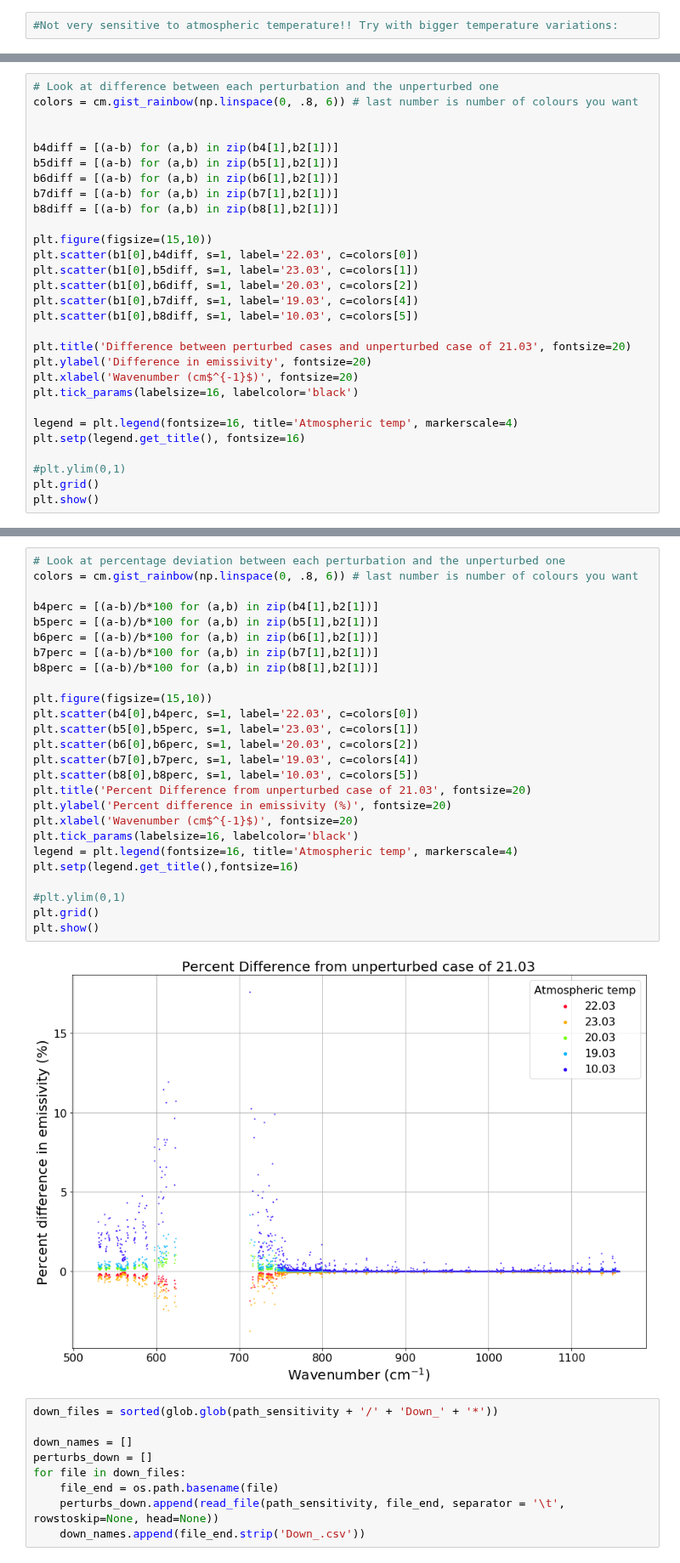
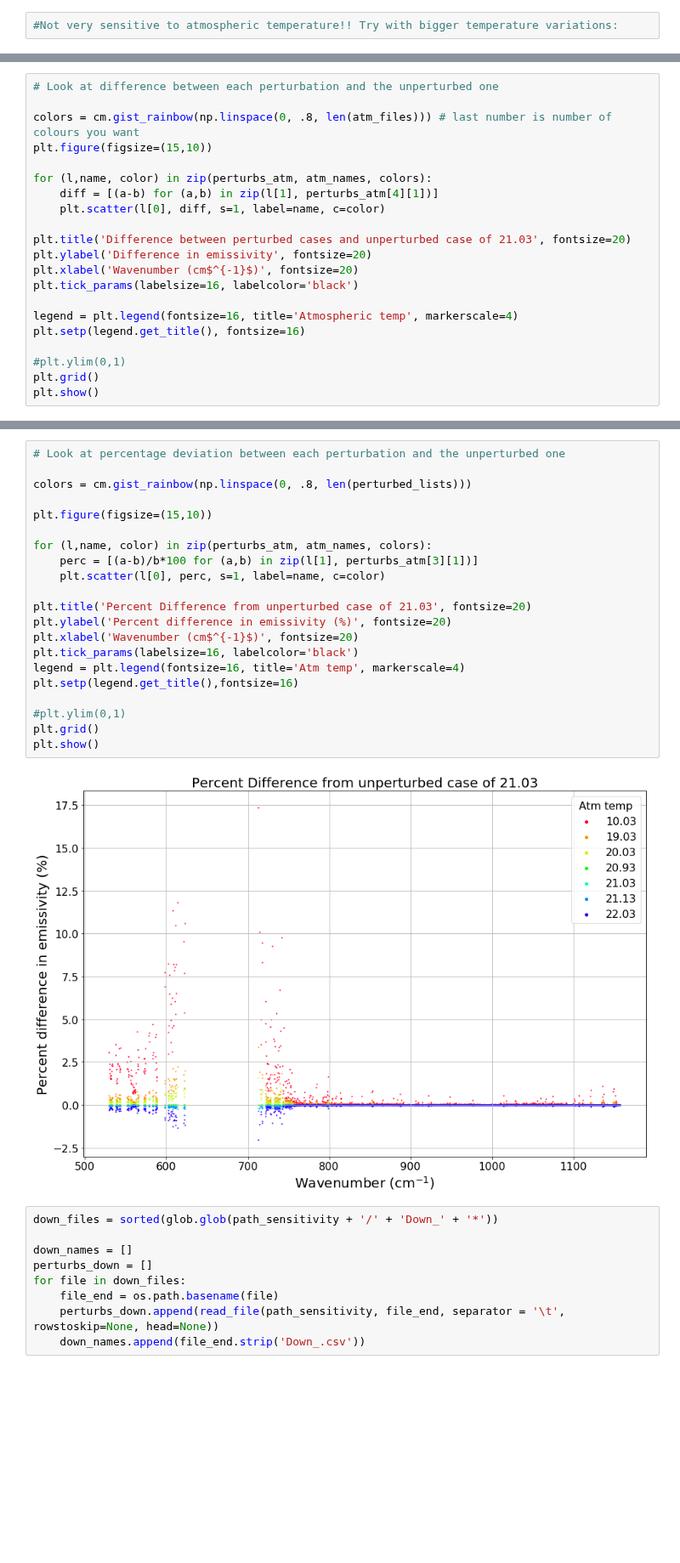
Before and after one commit to micolbedarida/MSci_Project, a Jupyter notebook: Sensitivity_Analysis_1503_Micol.ipynb, the cells around one changed output, grey strips where cells are left out. Shown at 85% size. Drawn from its saved outputs; the diff is of its cells as text; blank space fills up the shorter version.

```diff
--- a/Sensitivity_Analysis_1503_Micol.ipynb
+++ b/Sensitivity_Analysis_1503_Micol.ipynb
@@ -365,20 +353,12 @@ plt.show()
 # %%
 # Look at difference between each perturbation and the unperturbed one
-colors = cm.gist_rainbow(np.linspace(0, .8, 6)) # last number is number of colours you want
 
+colors = cm.gist_rainbow(np.linspace(0, .8, len(atm_files))) # last number is number of colours you want
+plt.figure(figsize=(15,10))
 
-b4diff = [(a-b) for (a,b) in zip(b4[1],b2[1])]
-b5diff = [(a-b) for (a,b) in zip(b5[1],b2[1])]
-b6diff = [(a-b) for (a,b) in zip(b6[1],b2[1])]
-b7diff = [(a-b) for (a,b) in zip(b7[1],b2[1])]
-b8diff = [(a-b) for (a,b) in zip(b8[1],b2[1])]
-
-plt.figure(figsize=(15,10))
-plt.scatter(b1[0],b4diff, s=1, label='22.03', c=colors[0])
-plt.scatter(b1[0],b5diff, s=1, label='23.03', c=colors[1])
-plt.scatter(b1[0],b6diff, s=1, label='20.03', c=colors[2])
-plt.scatter(b1[0],b7diff, s=1, label='19.03', c=colors[4])
-plt.scatter(b1[0],b8diff, s=1, label='10.03', c=colors[5])
+for (l,name, color) in zip(perturbs_atm, atm_names, colors):
+    diff = [(a-b) for (a,b) in zip(l[1], perturbs_atm[4][1])]
+    plt.scatter(l[0], diff, s=1, label=name, c=color)
 
 plt.title('Difference between perturbed cases and unperturbed case of 21.03', fontsize=20)
 plt.ylabel('Difference in emissivity', fontsize=20)
@@ -396,31 +376,26 @@ plt.show()
 # %%
 # Look at percentage deviation between each perturbation and the unperturbed one
-colors = cm.gist_rainbow(np.linspace(0, .8, 6)) # last number is number of colours you want
 
-b4perc = [(a-b)/b*100 for (a,b) in zip(b4[1],b2[1])]
-b5perc = [(a-b)/b*100 for (a,b) in zip(b5[1],b2[1])]
-b6perc = [(a-b)/b*100 for (a,b) in zip(b6[1],b2[1])]
-b7perc = [(a-b)/b*100 for (a,b) in zip(b7[1],b2[1])]
-b8perc = [(a-b)/b*100 for (a,b) in zip(b8[1],b2[1])]
+colors = cm.gist_rainbow(np.linspace(0, .8, len(perturbed_lists)))
 
 plt.figure(figsize=(15,10))
-plt.scatter(b4[0],b4perc, s=1, label='22.03', c=colors[0])
-plt.scatter(b5[0],b5perc, s=1, label='23.03', c=colors[1])
-plt.scatter(b6[0],b6perc, s=1, label='20.03', c=colors[2])
-plt.scatter(b7[0],b7perc, s=1, label='19.03', c=colors[4])
-plt.scatter(b8[0],b8perc, s=1, label='10.03', c=colors[5])
+
+for (l,name, color) in zip(perturbs_atm, atm_names, colors):
+    perc = [(a-b)/b*100 for (a,b) in zip(l[1], perturbs_atm[3][1])]
+    plt.scatter(l[0], perc, s=1, label=name, c=color)
+
 plt.title('Percent Difference from unperturbed case of 21.03', fontsize=20)
 plt.ylabel('Percent difference in emissivity (%)', fontsize=20)
 plt.xlabel('Wavenumber (cm$^{-1}$)', fontsize=20)
 plt.tick_params(labelsize=16, labelcolor='black')
-legend = plt.legend(fontsize=16, title='Atmospheric temp', markerscale=4)
+legend = plt.legend(fontsize=16, title='Atm temp', markerscale=4)
 plt.setp(legend.get_title(),fontsize=16)
 
 #plt.ylim(0,1)
 plt.grid()
 plt.show()
 # %% [output]
-[figure, old version]
+[figure, new version]
 # %%
 down_files = sorted(glob.glob(path_sensitivity + '/' + 'Down_' + '*'))
 
```
Also changed, not shown: parts of 8 cells of this notebook, 1 other file.
